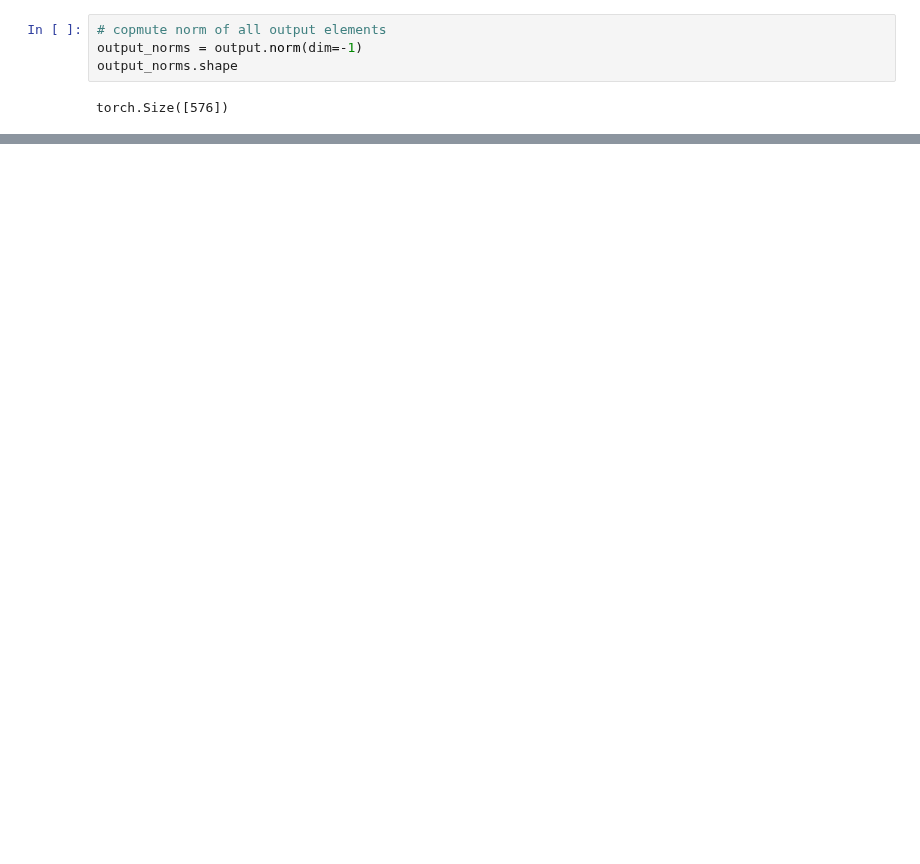
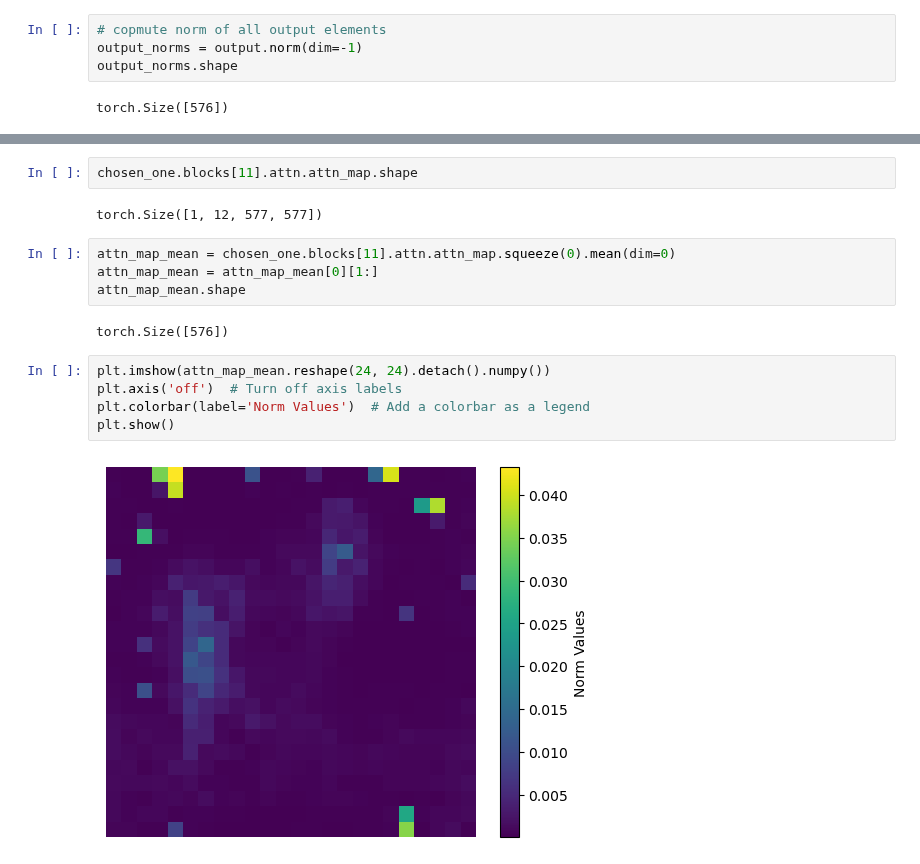
Before and after one commit to azywot/fact, a Jupyter notebook: DEIT-III/notebook.ipynb, the cells around one changed output, grey strips where cells are left out. Cells and saved outputs as stored; diff of their text form; blank space fills up the shorter version.

```diff
--- a/DEIT-III/notebook.ipynb
+++ b/DEIT-III/notebook.ipynb
@@ -201,0 +237,17 @@ plt.show()
+# %%
+chosen_one.blocks[11].attn.attn_map.shape
+# %% [output]
+torch.Size([1, 12, 577, 577])
+# %%
+attn_map_mean = chosen_one.blocks[11].attn.attn_map.squeeze(0).mean(dim=0)
+attn_map_mean = attn_map_mean[0][1:]
+attn_map_mean.shape
+# %% [output]
+torch.Size([576])
+# %%
+plt.imshow(attn_map_mean.reshape(24, 24).detach().numpy())
+plt.axis('off')  # Turn off axis labels
+plt.colorbar(label='Norm Values')  # Add a colorbar as a legend
+plt.show()
+# %% [output]
+[figure, added]
```
Also changed, not shown: parts of 13 cells of this notebook, 3 other files.
